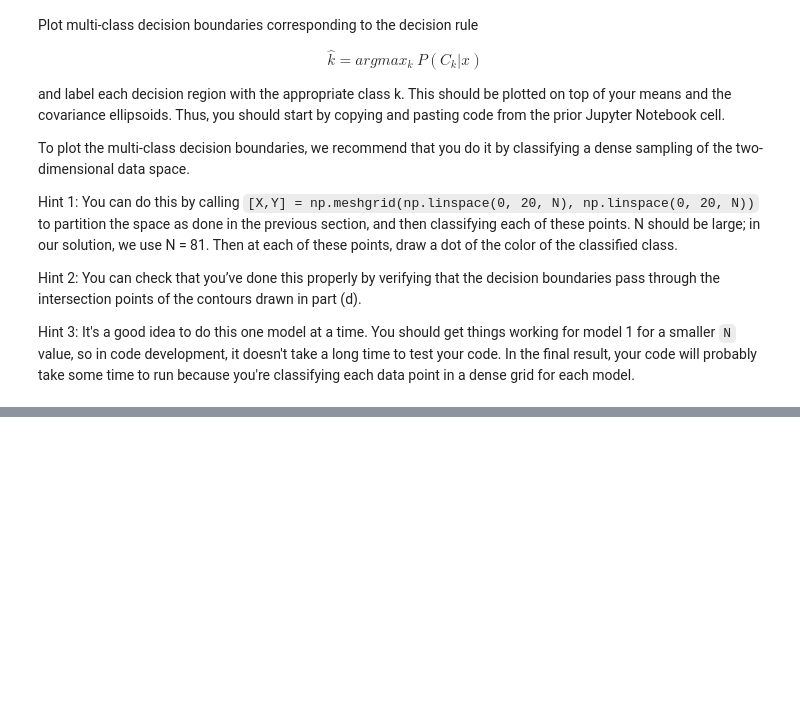
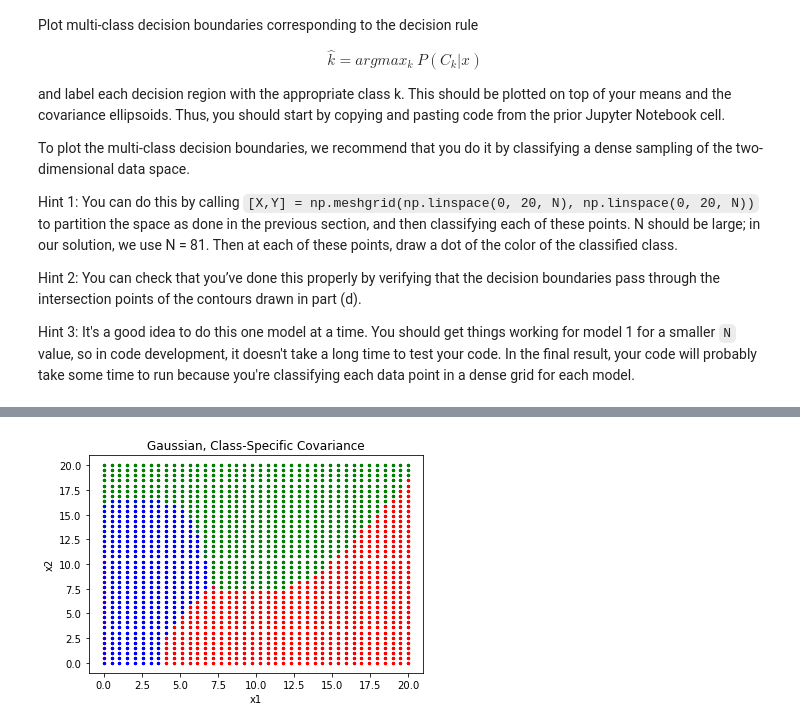
Before and after one commit to sofiagilardini/UCLA_243A, a Jupyter notebook: hw4/hw4p3.ipynb, the cells around one changed output, grey strips where cells are left out. Saved outputs shown, nothing was run; the diff lists cells and outputs as text; code cells hidden in the pictures; blank space fills up the shorter version.

```diff
--- a/hw4/hw4p3.ipynb
+++ b/hw4/hw4p3.ipynb
@@ -508,0 +328,31 @@ Hint 3: It's a good idea to do this one model at a time. You should get things w
+# %%
+# GAUSSIAN, CLASS-SPECIFIC COVARIANCE
+
+
+[X,Y] = np.meshgrid(np.linspace(0, 20, N), np.linspace(0, 20, N))
+
+MarkerCol=['r','g','b']
+
+fig, ax = plt.subplots()
+
+N = 40
+
+for i in range(N):
+    for j in range(N):
+
+        x1 = X[i, j]
+        x2 = Y[i, j]
+        x_vect = x1, x2
+
+        for k in range(NumClass):
+            k_values[k] = np.log(modParam2['pi'][k]) - 1/2 * (x_vect @ np.linalg.inv(modParam2["cov"][k]) @ x_vect - 2 * modParam2["mean"][k, :].T @ np.linalg.inv(modParam2["cov"][k]) @ x_vect + modParam2["mean"][k, :].T @ np.linalg.inv(modParam2["cov"][k]) @ modParam2["mean"][k, :])
+            k_max = np.argmax(k_values)
+            ax.scatter(x_vect[0], x_vect[1], color = MarkerCol[k_max], s = 5)
+
+plt.xlabel('x1')
+plt.ylabel('x2')
+plt.title('Gaussian, Class-Specific Covariance')
+
+plt.show()
+# %% [output]
+[figure, added]
```
Also changed, not shown: parts of 10 cells of this notebook.
